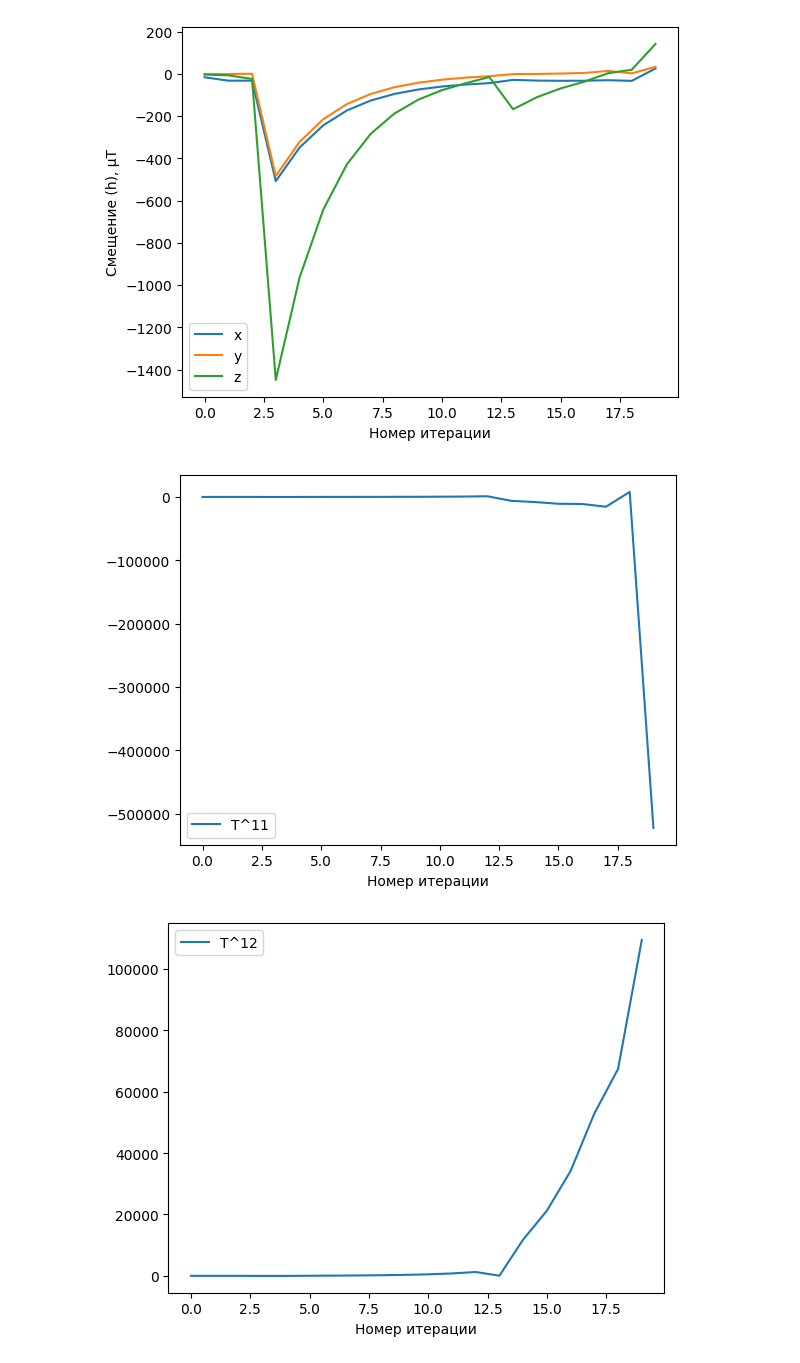
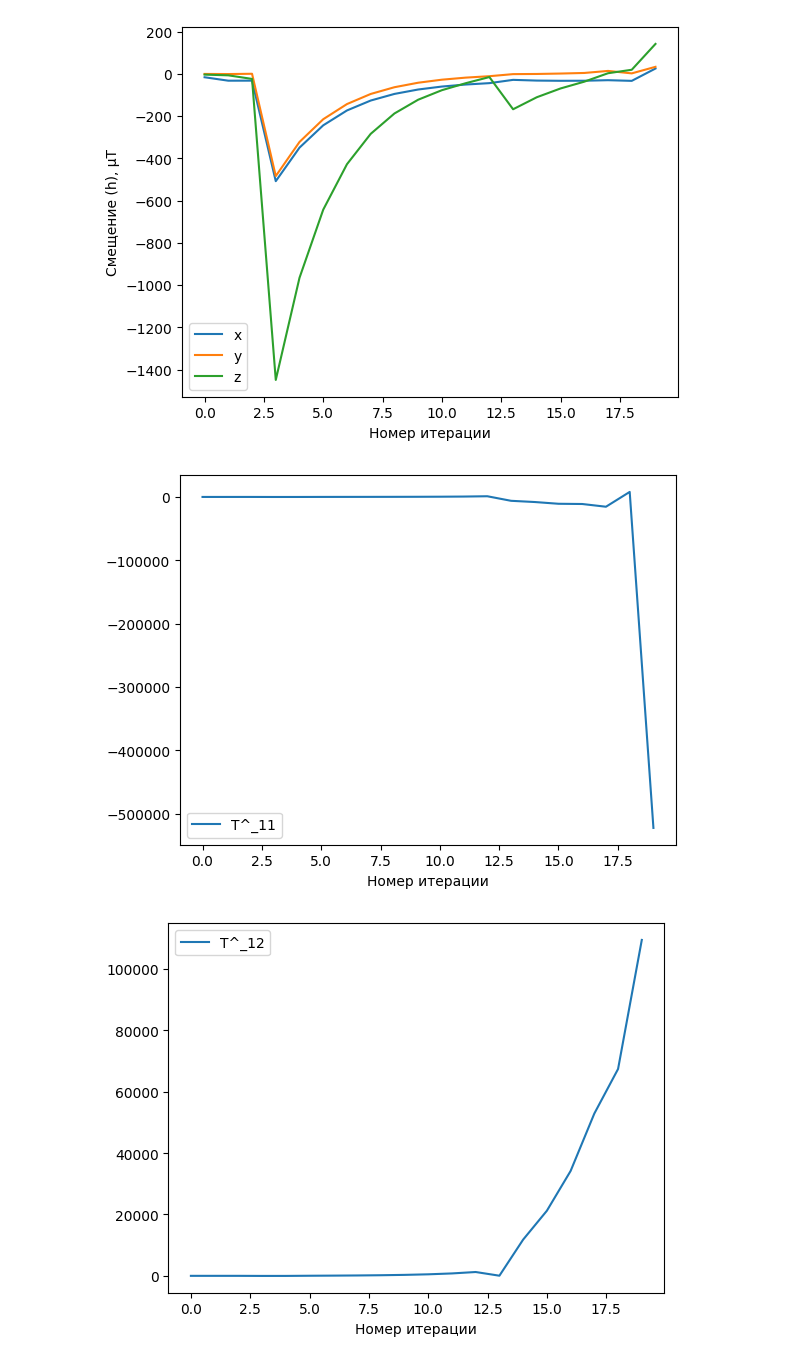
Before and after one commit to asmalcev/magnetometer, a Jupyter notebook: Vasconcelos_et_al.ipynb, the cells around one changed output. Drawn from its saved outputs; the diff is of its cells as text; code cells hidden in the pictures.

```diff
--- a/Vasconcelos_et_al.ipynb
+++ b/Vasconcelos_et_al.ipynb
@@ -414,14 +414,14 @@ plt.show()
 (20, 12)
 [figure]
 # %%
-labels = ['T^11', 'T^12', 'T^13', 'T^21', 'T^22', 'T^23', 'T^31', 'T^32', 'T^33']
+labels = ['T^_11', 'T^_12', 'T^_13', 'T^_21', 'T^_22', 'T^_23', 'T^_31', 'T^_32', 'T^_33']
 
 for i in range(9):
   y = list(map(lambda k: k[i], data))
   plt.plot(x, y, label=labels[i])
   plt.legend()
   plt.xlabel('Номер итерации')
   plt.show()
 # %% [output]
-[figure, old version]
+[figure, new version]
-[figure, old version]
+[figure, new version]
```
Also changed, not shown: parts of 2 cells of this notebook.
